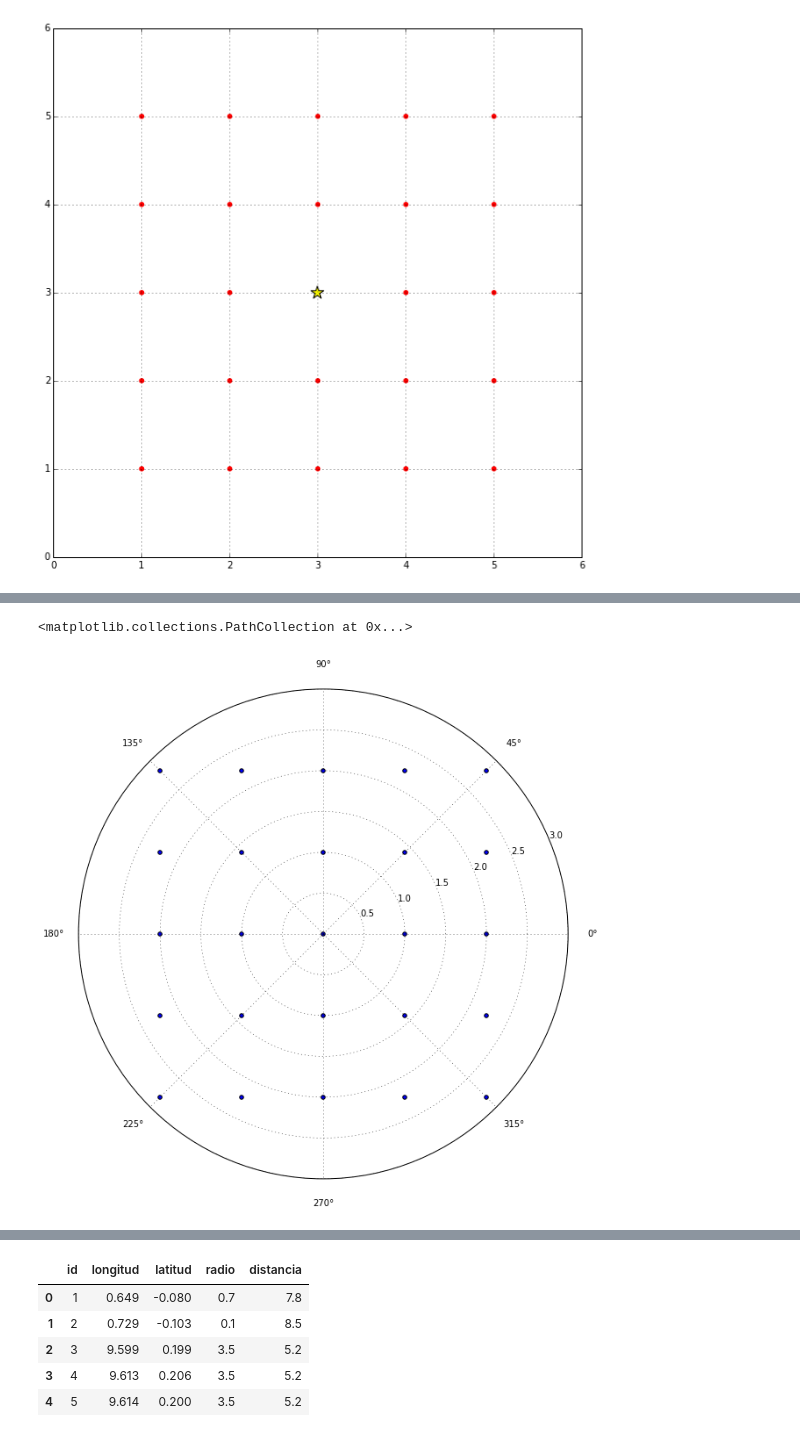
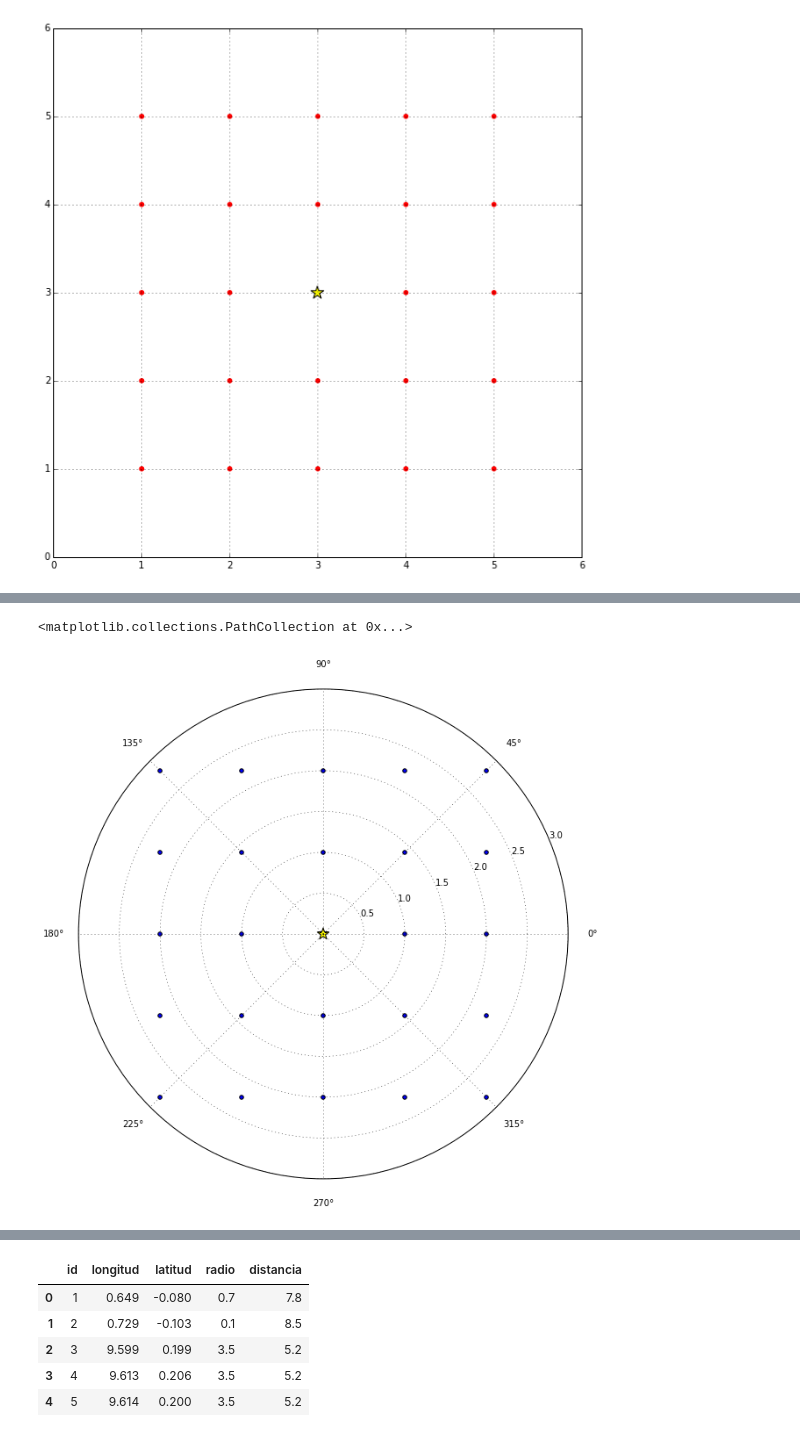
Before and after one commit to rpmunoz/PentaUC, a Jupyter notebook: Astronomia era informacion/Taller 2 - Regiones HII en la Via Lactea.ipynb, the cells around one changed output, grey strips where cells are left out. Saved outputs shown, nothing was run; the diff lists cells and outputs as text; code cells hidden in the pictures.

```diff
--- a/Astronomia era informacion/Taller 2 - Regiones HII en la Via Lactea.ipynb
+++ b/Astronomia era informacion/Taller 2 - Regiones HII en la Via Lactea.ipynb
@@ -225,14 +225,17 @@ Para estos casos es de utilidad usar un grafico de tipo polar. El grafico polar
 
 ![Polar](https://raw.githubusercontent.com/rpmunoz/PentaUC/master/Astronomia%20era%20informacion/data/polar_coordinates.png)
 # %%
+centro=[3,3] # La variable centro contien la coordenada x,y del objeto central
+
 # Calcular distancia
-distancia=np.sqrt( (data['x']-3)**2 + (data['y']-3)**2 )
+distancia=np.sqrt( (data['x']-centro[0])**2 + (data['y']-centro[1])**2 )
 # Calcular el angulo
-angulo=np.arctan2( (data['y']-3), (data['x']-3) )
+angulo=np.arctan2( (data['y']-centro[0]), (data['x']-centro[1]) )
 # %%
 fig = plt.figure(figsize=(10,10))
 ax = fig.add_subplot(111, projection="polar")
 plt.scatter(angulo, distancia, marker='o')
+plt.scatter([0],[0],marker='*',s=200,c='yellow')
 # %% [output]
 <matplotlib.collections.PathCollection at 0x...>
-[figure, old version]
+[figure, new version]
```
Also changed, not shown: parts of 3 cells of this notebook, 1 other file.
